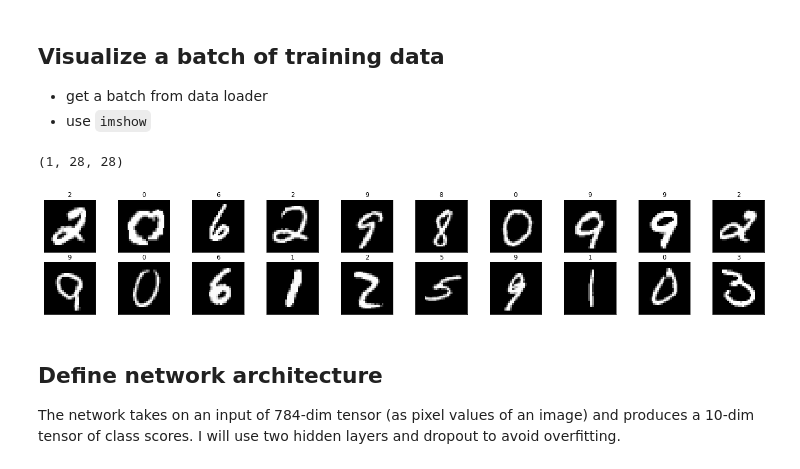
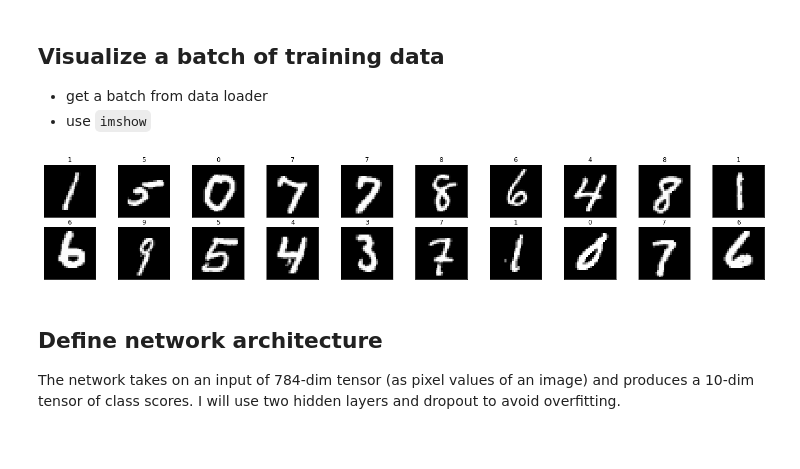
Before and after one commit to phongvis/nano-cnn, a Jupyter notebook: practice/mnist_mlp.ipynb, the cells around one changed output. Cells and saved outputs as stored; diff of their text form; code cells hidden in the pictures.

```diff
--- a/practice/mnist_mlp.ipynb
+++ b/practice/mnist_mlp.ipynb
@@ -54,22 +54,22 @@ train_loader, valid_loader, test_loader = create_data_loaders(train_data, test_d
 ## Visualize a batch of training data
 - get a batch from data loader
 - use `imshow`
+# %%
+def visualize_batch(images, labels, preds=None, n_rows=2, n_cols=10, figsize=(25,4)):
+    fig = plt.figure(figsize=(25,4))
+    for i in range(n_rows * n_cols):
+        ax = fig.add_subplot(n_rows, n_cols, i+1, xticks=[], yticks=[])
+        ax.imshow(images[i], cmap='gray')
+        text = labels[i] if preds is None else f'{preds[i]} ({labels[i]})'
+        color = 'black' if preds is None else ('green' if preds[i] == labels[i] else 'red')
+        ax.set_title(text, color=color)
 # %%
-dataiter = iter(train_loader)
-images, labels = dataiter.next()
-images = images.numpy()
+images, labels = iter(train_loader).next()
+images = images.numpy().squeeze()
 labels = labels.numpy()
-images[0].shape
+visualize_batch(images, labels)
 # %% [output]
-(1, 28, 28)
+[figure, added]
-# %%
-fig = plt.figure(figsize=(25,4))
-for i in range(20):
-    ax = fig.add_subplot(2, 10, i+1, xticks=[], yticks=[])
-    ax.imshow(np.squeeze(images[i]), cmap='gray')
-    ax.set_title(labels[i])
-# %% [output]
-[figure, removed]
 # %% [markdown]
 ## Define network architecture
 The network takes on an input of 784-dim tensor (as pixel values of an image) and produces a 10-dim tensor of class scores. I will use two hidden layers and dropout to avoid overfitting.
```
Also changed, not shown: parts of 7 cells of this notebook, 2 other files.
